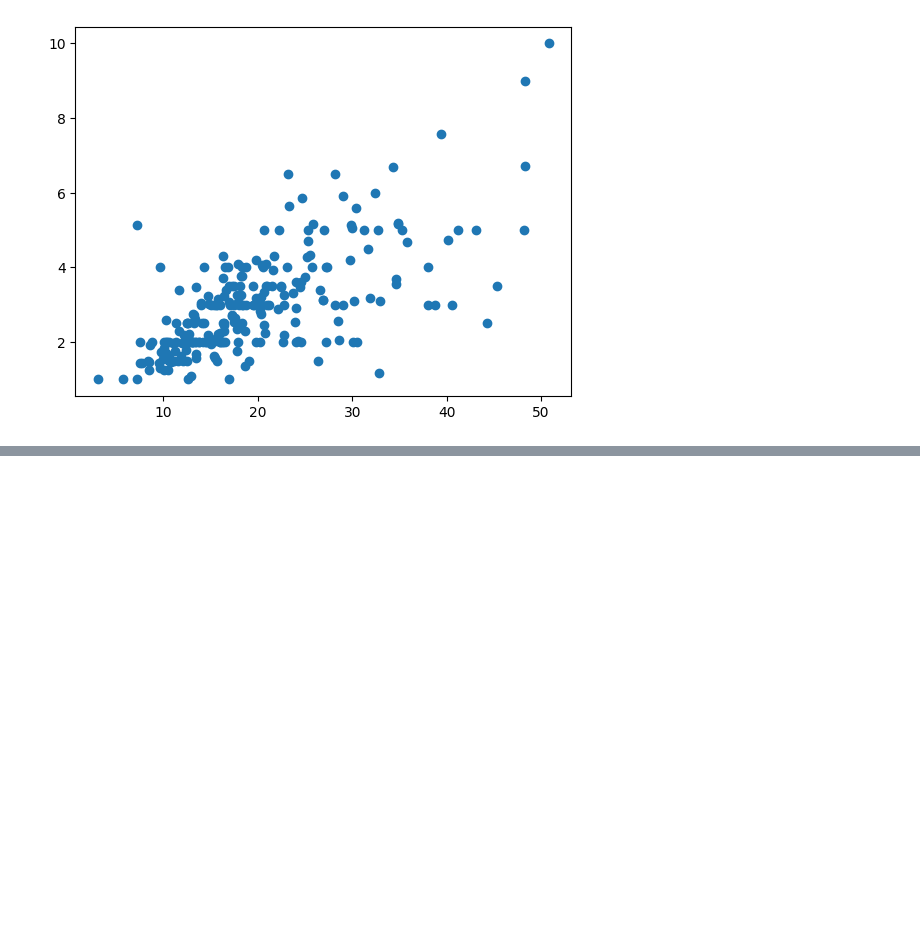
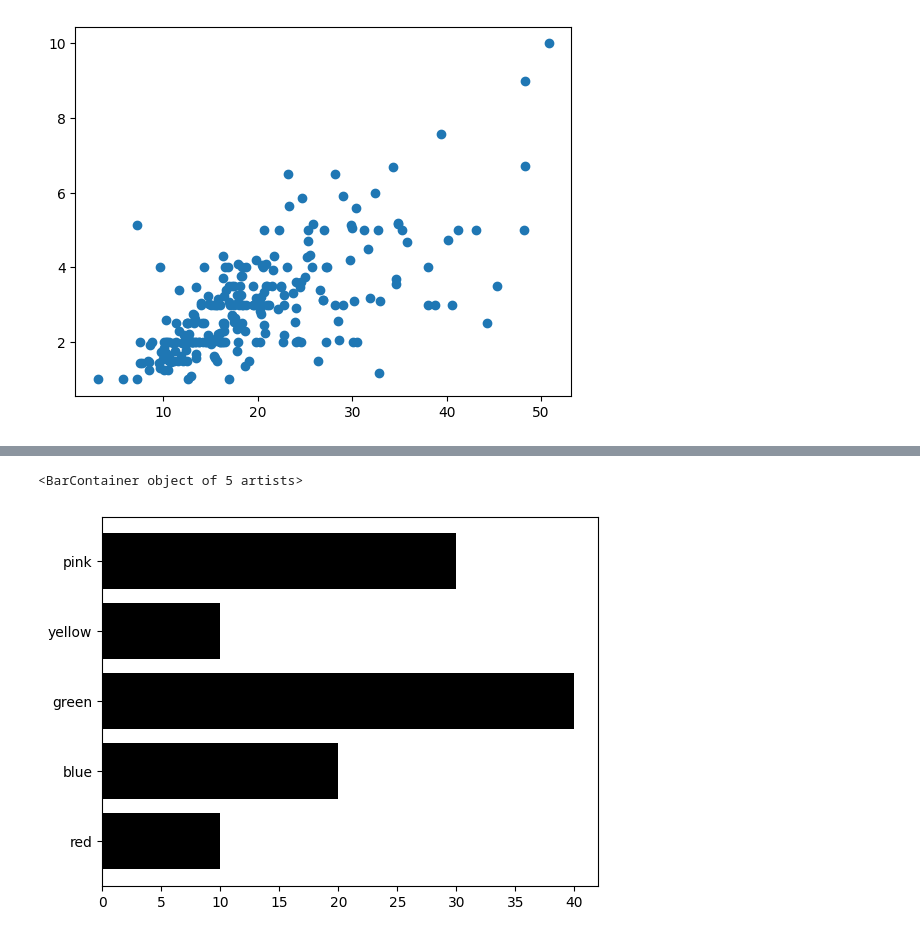
Before and after one commit to Purushottambgs/Python_Program, a Jupyter notebook: matplolib_1st.ipynb, the cells around one changed output, grey strips where cells are left out. Cells and saved outputs as stored; diff of their text form; code cells hidden in the pictures; blank space fills up the shorter version.

```diff
--- a/matplolib_1st.ipynb
+++ b/matplolib_1st.ipynb
@@ -212,0 +222,5 @@ plt.plot(tips['total_bill'], tips['tip'], 'o')
+# %%
+plt.barh(colors,children,color='black')
+# %% [output]
+<BarContainer object of 5 artists>
+[figure, added]
```
Also changed, not shown: parts of 17 cells of this notebook.
